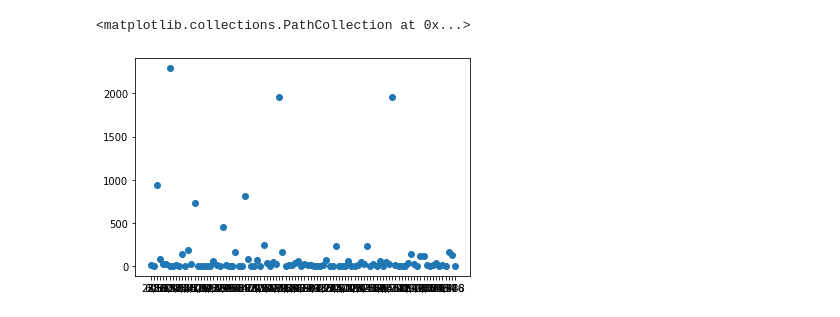
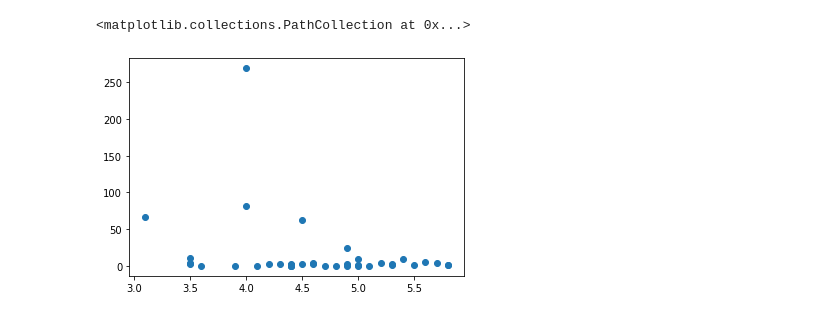
Before and after one commit to rstankovic/DataSciProject_I, a Jupyter notebook: Main_Scripts/B_C_scripts/script1.ipynb, the cells around one changed output. Cells and saved outputs as stored; diff of their text form; code cells hidden in the pictures.

Commit message:
finished county data for demographics

```diff
--- a/Main_Scripts/B_C_scripts/script1.ipynb
+++ b/Main_Scripts/B_C_scripts/script1.ipynb
@@ -50,6 +53,13 @@ def getCounty(area_name):
 # %%
 unemployment_df["county"] = unemployment_df["Area_name"].map(getCounty)
+unemployment_df = unemployment_df.loc[unemployment_df["State"] == "IL"]
 unemployment_df.dropna(inplace = True)
 #unemployment_df["County_name"].head()
-unemployment_df.head(1)
+for (columnName, columnData) in unemployment_df.iteritems():
+    year = getYear(columnName)
+    if year == "no_year":
+        continue
+    elif float(year) < 2018:
+        del unemployment_df[columnName]
+unemployment_df.head()
 # %% [output]
@@ -86,0 +72,11 @@ sample_df = merged_df.sample(100)
+# %%
+county_total = pd.merge(county_death_df,county_confirmed_df,on="county",suffixes=("",""),how="inner")
+county_total = county_total.drop(columns = ["Unnamed: 0"])
+county_total = pd.merge(county_total, deathSumCounty_df, on = "county",  suffixes = ("",""), how = "left")
+county_total = county_total.drop(columns = ["Unnamed: 0"])
+unemployment_df.drop_duplicates("county", inplace=True)
+county_total = pd.merge(county_total,unemployment_df,on="county",suffixes=("",""),how="left")
+
+#unemployment_df["county"].value_counts
+#county_total.head()
+county_total.head()
@@ -86,0 +91,20 @@ sample_df = merged_df.sample(100)
+# %%
+
+for (columnName, columnData) in county_total.iteritems():
+    del_or_numeric = input(f"delete (del) or numeric (num) or nothing (n) {columnName}: ")
+    while del_or_numeric == "del" or "num" or "nothing":
+        if del_or_numeric == "del":
+            del county_total[columnName]
+            break
+        elif del_or_numeric == "num":
+#             for index,row in county_total.iterrows():
+#                 county_total.at[index, columnName] = removeComma(row[columnName])
+            county_total[columnName] = county_total[columnName].map(removeComma)
+            county_total[columnName] = pd.to_numeric(county_total[columnName])
+            break
+        elif del_or_numeric == "n":
+            break
+        else:
+            del_or_numeric = input(f"delete (del) or numeric (num) or nothing (n) {columnName}: ")
+
+county_total
@@ -87,5 +149,5 @@ sample_df = merged_df.sample(100)
 # %%
-plt.scatter(x=sample_df["Unemployed_2018"],y=sample_df["deaths"])
+plt.scatter(x=county_total["Unemployment_rate_2018"],y=county_total["deaths_4_14_2020"])
 # %% [output]
 <matplotlib.collections.PathCollection at 0x...>
-[figure, old version]
+[figure, new version]
```
Also changed, not shown: parts of 13 cells of this notebook, 2 other files.
